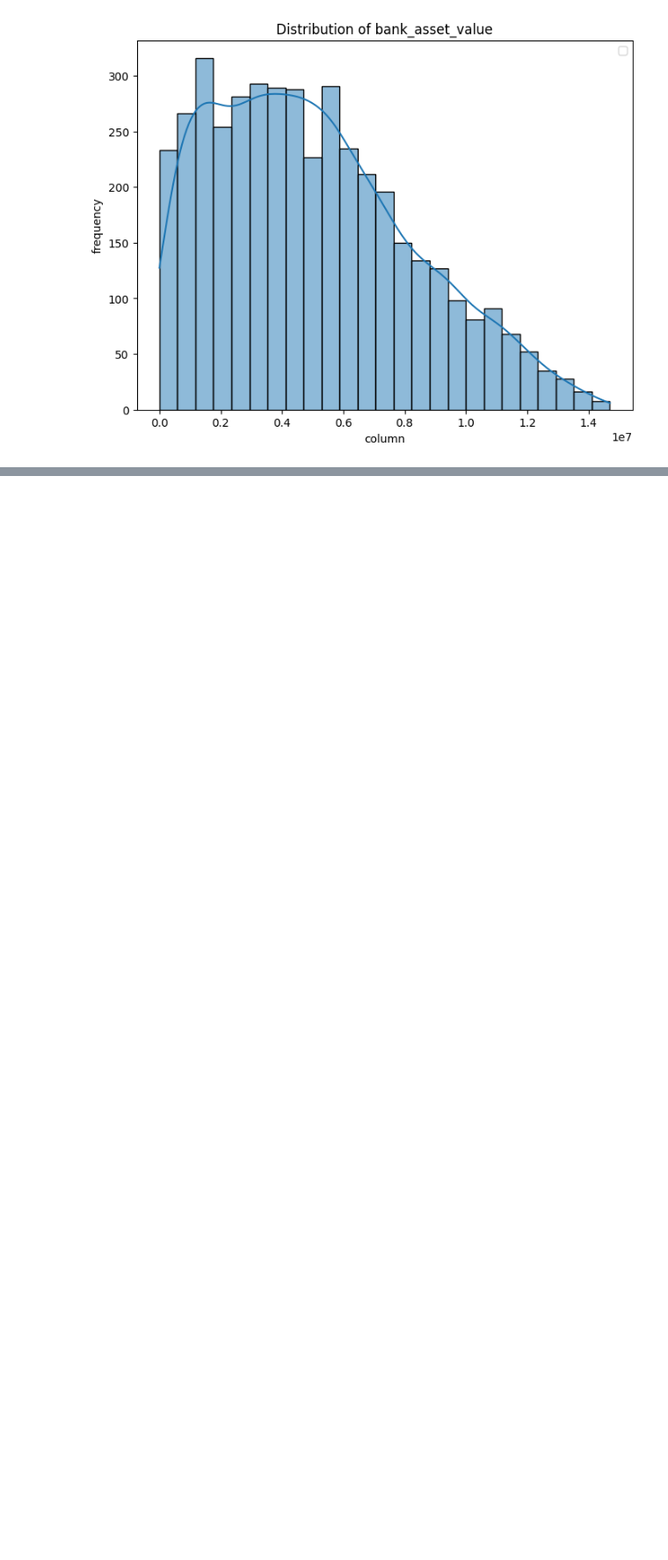
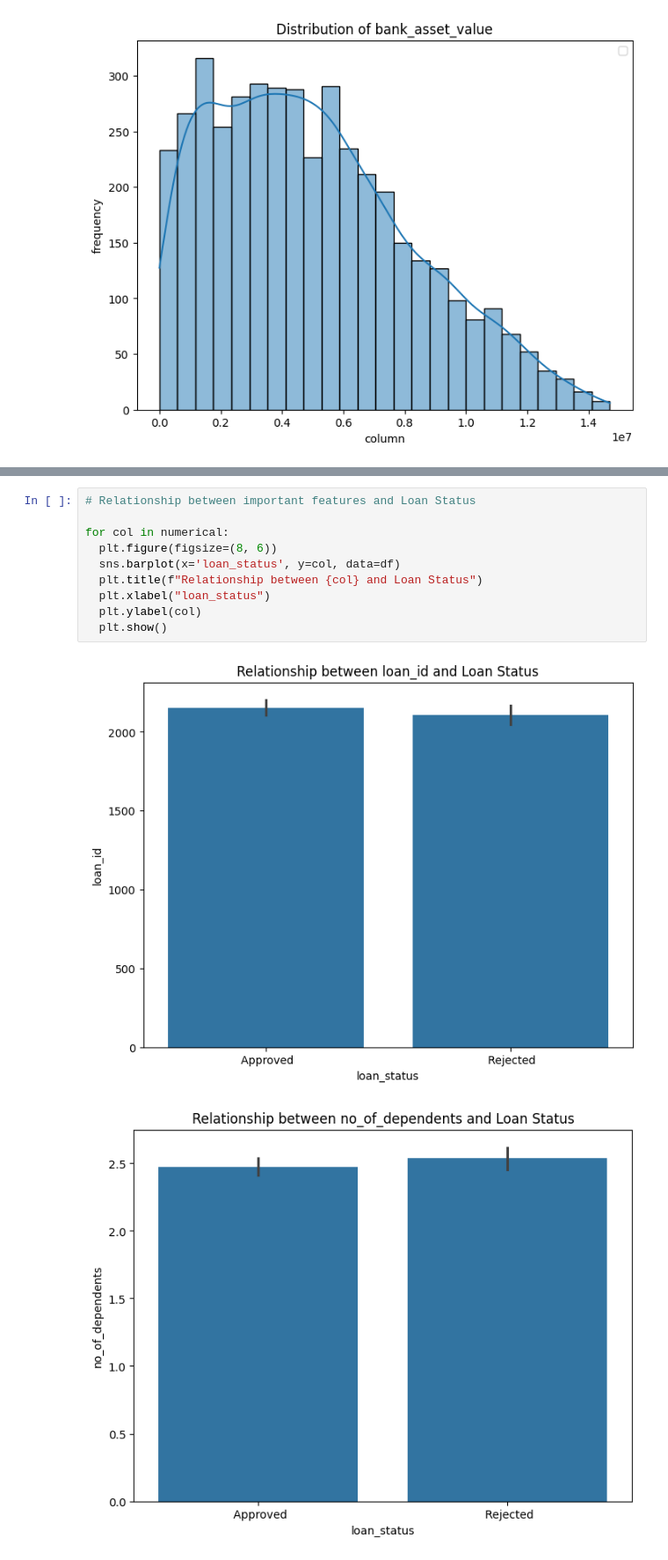
Before and after one commit to boradedeepak/Projects, a Jupyter notebook: Project_loan_approval_dataset.ipynb, the cells around one changed output, grey strips where cells are left out. Shown at 88% size. Saved outputs shown, nothing was run; the diff lists cells and outputs as text; blank space fills up the shorter version.

```diff
--- a/Project_loan_approval_dataset.ipynb
+++ b/Project_loan_approval_dataset.ipynb
@@ -180,0 +204,13 @@ for col in numerical:
+# %%
+# Relationship between important features and Loan Status
+
+for col in numerical:
+  plt.figure(figsize=(8, 6))
+  sns.barplot(x='loan_status', y=col, data=df)
+  plt.title(f"Relationship between {col} and Loan Status")
+  plt.xlabel("loan_status")
+  plt.ylabel(col)
+  plt.show()
+# %% [output]
+[figure, added]
+[figure, added]
```
Also changed, not shown: parts of 16 cells of this notebook.
